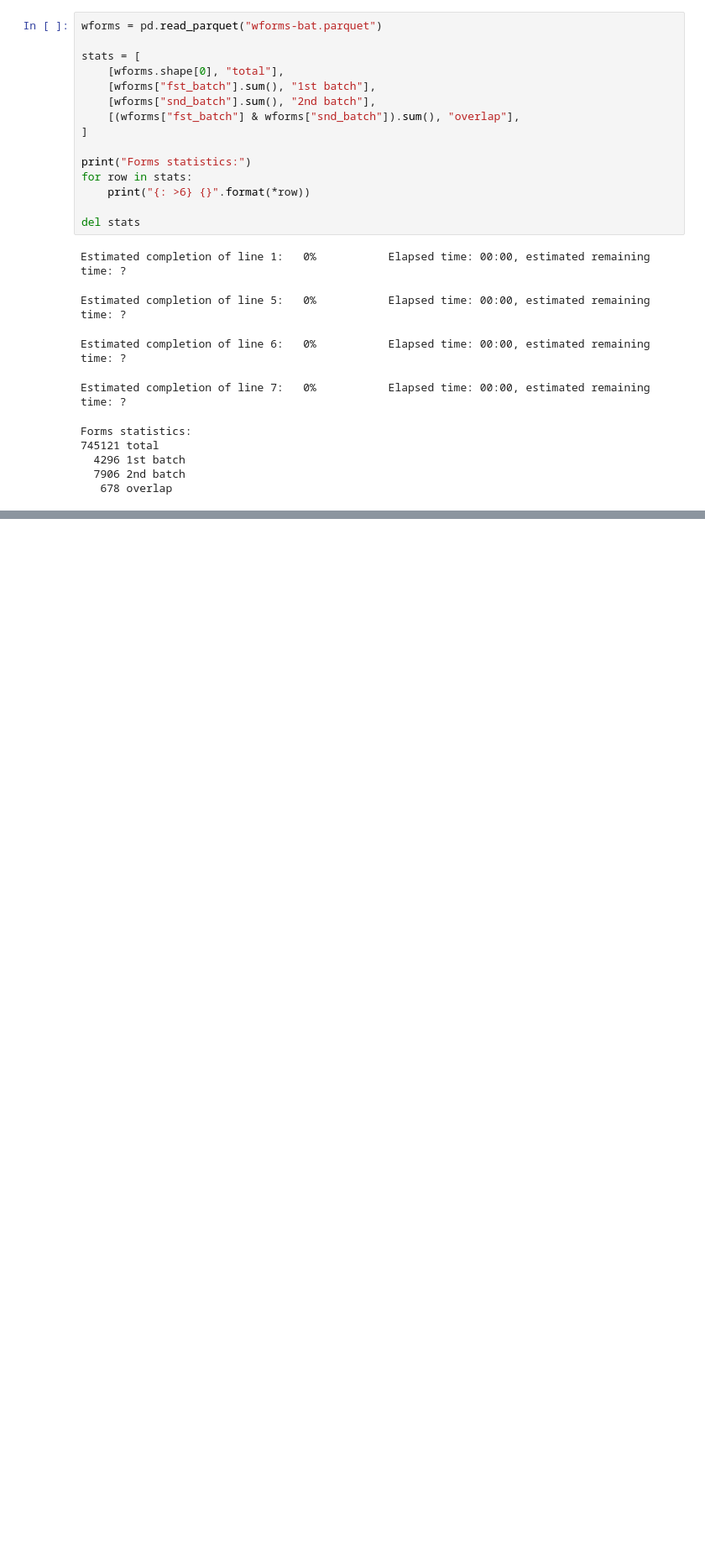
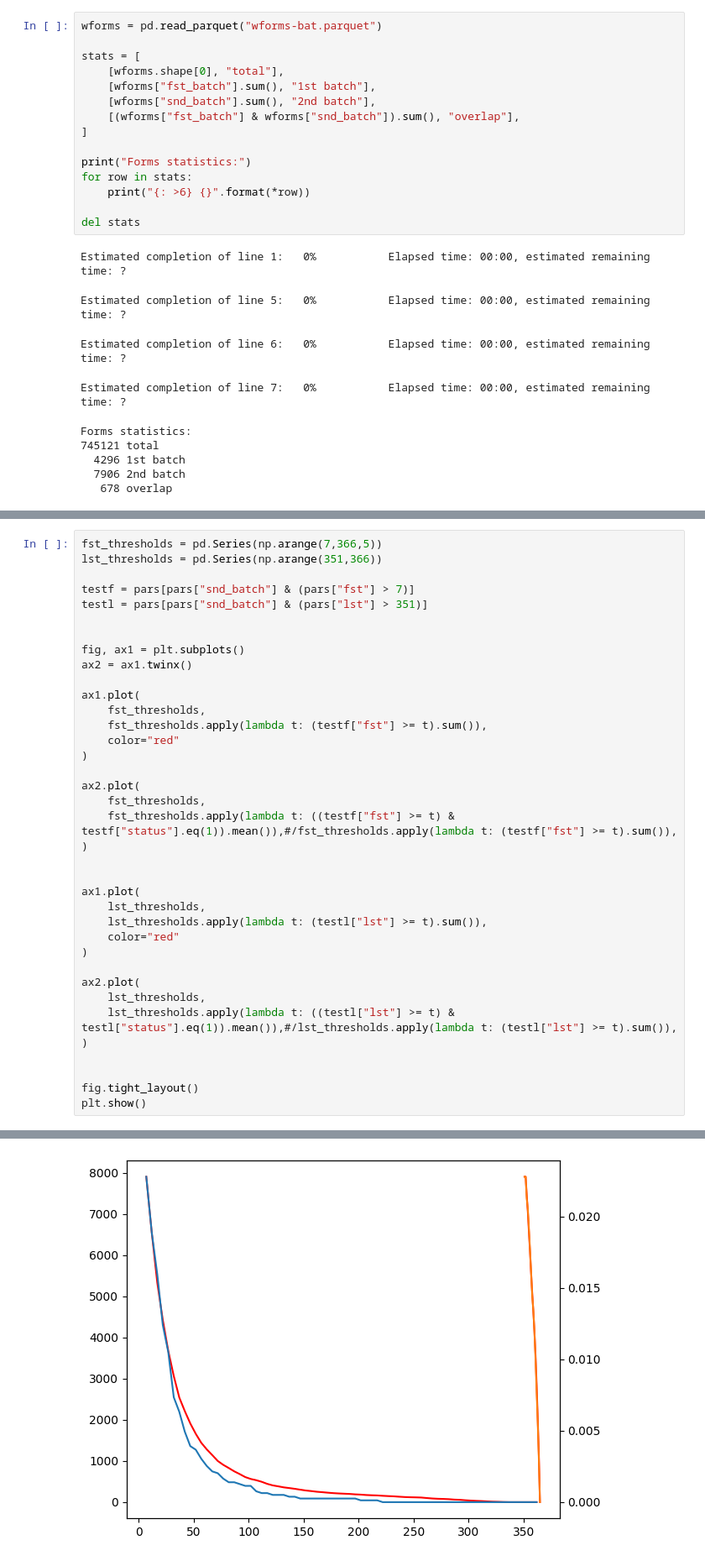
Before and after one commit to breviloquia-italica/pipeline, a Jupyter notebook: 91_wforms-statistics.ipynb, the cells around one changed output, grey strips where cells are left out. Shown: that part at 84% size. Drawn from its saved outputs; the diff is of its cells as text; blank space fills up the shorter version.

```diff
--- a/91_wforms-statistics.ipynb
+++ b/91_wforms-statistics.ipynb
@@ -146,0 +255,38 @@ UserWarning: Distributing <class 'numpy.ndarray'> object. This may take some tim
+# %%
+fst_thresholds = pd.Series(np.arange(7,366,5))
+lst_thresholds = pd.Series(np.arange(351,366))
+
+testf = pars[pars["snd_batch"] & (pars["fst"] > 7)]
+testl = pars[pars["snd_batch"] & (pars["lst"] > 351)]
+
+
+fig, ax1 = plt.subplots()
+ax2 = ax1.twinx()
+
+ax1.plot(
+    fst_thresholds,
+    fst_thresholds.apply(lambda t: (testf["fst"] >= t).sum()),
+    color="red"
+)
+
+ax2.plot(
+    fst_thresholds,
+    fst_thresholds.apply(lambda t: ((testf["fst"] >= t) & testf["status"].eq(1)).mean()),#/fst_thresholds.apply(lambda t: (testf["fst"] >= t).sum()),
+)
+
+
+ax1.plot(
+    lst_thresholds,
+    lst_thresholds.apply(lambda t: (testl["lst"] >= t).sum()),
+    color="red"
+)
+
+ax2.plot(
+    lst_thresholds,
+    lst_thresholds.apply(lambda t: ((testl["lst"] >= t) & testl["status"].eq(1)).mean()),#/lst_thresholds.apply(lambda t: (testl["lst"] >= t).sum()),
+)
+
+
+fig.tight_layout()
+plt.show()
+# %% [output]
@@ -146,0 +303 @@ UserWarning: Distributing <class 'numpy.ndarray'> object. This may take some tim
+[figure, added]
```
Also changed, not shown: parts of 9 cells of this notebook, 1 other file.
